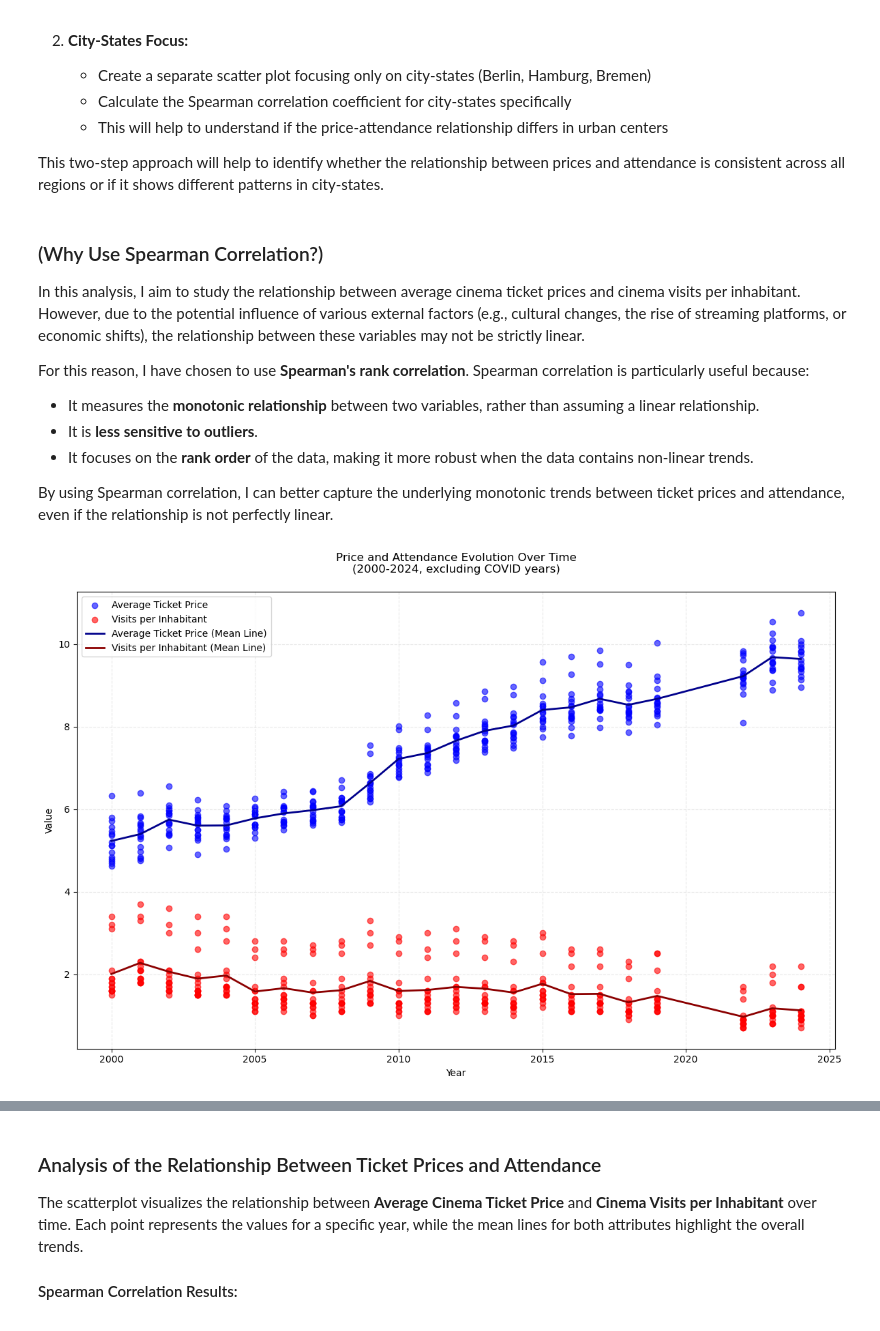
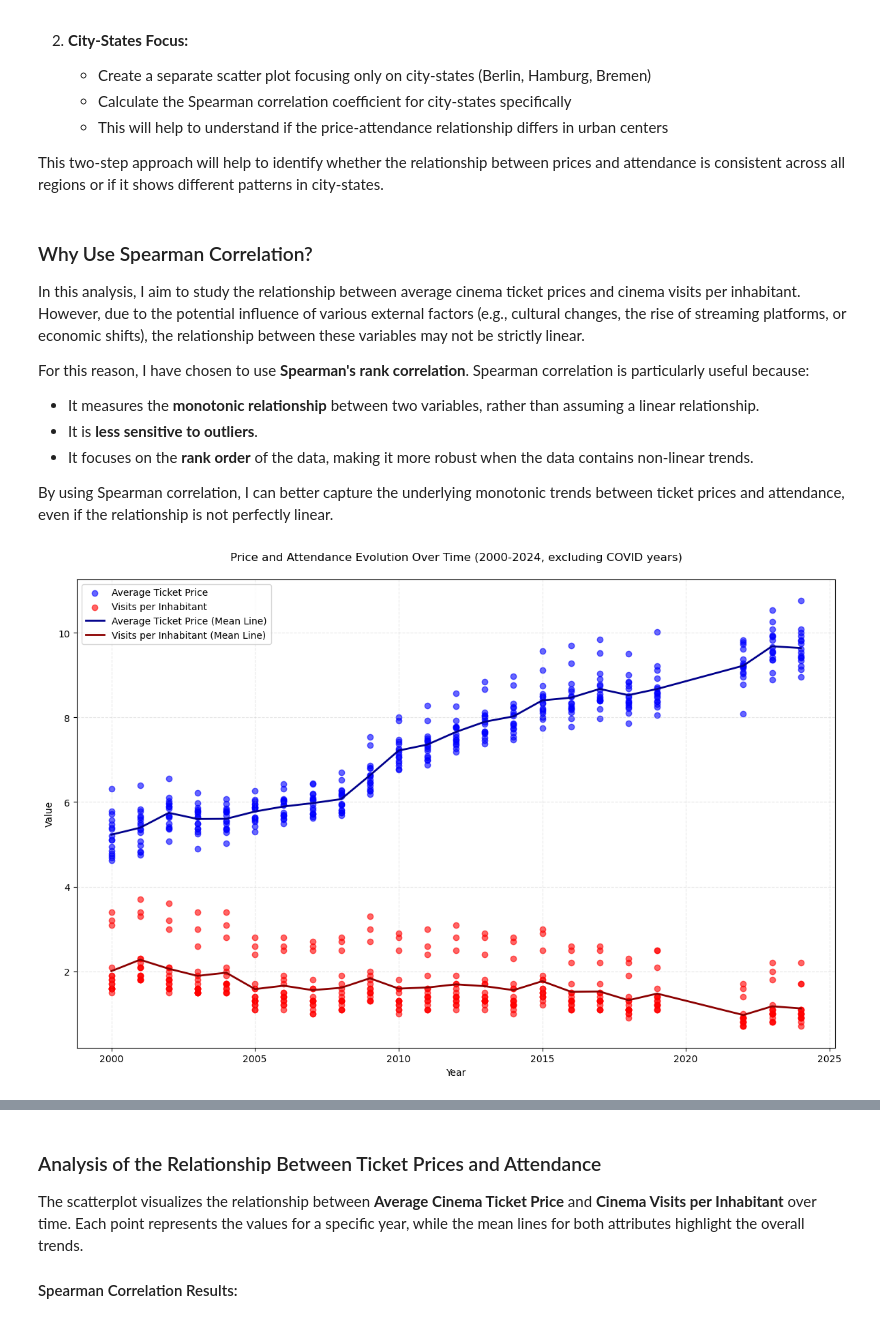
Before and after one commit to federico-bnt/German-cinema-exploratory-analysis-2025, a Jupyter notebook: bin/analysis_notebook.ipynb, the cells around one changed output, grey strips where cells are left out. Cells and saved outputs as stored; diff of their text form; code cells hidden in the pictures.

Commit message:
Project update: i've added more markdown cell 's descriptions. i've created more functions to optimize the code style in the notebook

```diff
--- a/bin/analysis_notebook.ipynb
+++ b/bin/analysis_notebook.ipynb
@@ -154,19 +172,6 @@ print("NaN values per column:")
 nan_values = df.isna().sum()
 print(nan_values)
 
-# Drop NaN values and create clean dataframe
-df_clean = df.dropna()
-
-print("------- After cleaning -------")
-print(f"Total rows: {len(df_clean)}")
-print(f"Rows removed: {len(df) - len(df_clean)}")
-
-# Update the original dataframe
-df = df_clean
-
-#2. # Convert Years column to integer type
-df['Years'] = df['Years'].astype(int)
-years = df['Years']
 print("Years data type after conversion:", df['Years'].dtype)
 # %% [output]
 NaN values per column:
@@ -571,7 +586,7 @@ To understand if there's a relationship between ticket prices and attendance, I'
 
 This two-step approach will help to identify whether the relationship between prices and attendance is consistent across all regions or if it shows different patterns in city-states.
 # %% [markdown]
-### (Why Use Spearman Correlation?)
+### Why Use Spearman Correlation?
 
 In this analysis, I aim to study the relationship between average cinema ticket prices and cinema visits per inhabitant. However, due to the potential influence of various external factors (e.g., cultural changes, the rise of streaming platforms, or economic shifts), the relationship between these variables may not be strictly linear.
 
@@ -582,59 +597,19 @@ For this reason, I have chosen to use **Spearman's rank correlation**. Spearman
 
 By using Spearman correlation, I can better capture the underlying monotonic trends between ticket prices and attendance, even if the relationship is not perfectly linear.
 # %%
-# Recall data
+################################################################################
+# 4.3: Analysing the ticket price and attendance correlation
+# over all regions
+# i use an imported function to plot the scatter plot with mean lines
+
+# For overall data
 non_covid_data = df[~df['Years'].isin([2020, 2021])]
-prices = non_covid_data['Average cinema ticket price']
-attendance = non_covid_data['Cinema visits per inhabitant']
 
-# Calculate mean values for each year
-mean_prices_per_year = non_covid_data.groupby('Years')['Average cinema ticket price'].mean()
-mean_attendance_per_year = non_covid_data.groupby('Years')['Cinema visits per inhabitant'].mean()
-
-# Plot the scatter plot with Spearman correlation
-plt.figure(figsize=(12, 8))
-
-# Plot price points
-plt.scatter(non_covid_data['Years'],
-           prices,
-           color='blue',
-           alpha=0.6,
-           label='Average Ticket Price')
-
-# Plot attendance points
-plt.scatter(non_covid_data['Years'],
-           attendance,
-           color='red',
-           alpha=0.6,
-           label='Visits per Inhabitant')
-
-# Plot mean lines
-plt.plot(mean_prices_per_year.index,
-         mean_prices_per_year.values,
-         color='#00008B',
-         linestyle='-',
-         linewidth=2,
-         label='Average Ticket Price (Mean Line)')
-
-plt.plot(mean_attendance_per_year.index,
-         mean_attendance_per_year.values,
-         color='#8B0000',
-         linestyle='-',
-         linewidth=2,
-         label='Visits per Inhabitant (Mean Line)')
-
-# Customize plot
-plt.title('Price and Attendance Evolution Over Time\n(2000-2024,' \
-' excluding COVID years)',
-         pad=20)
-plt.xlabel('Year')
-plt.ylabel('Value')
-plt.grid(True, linestyle='--', alpha=0.3)
-plt.legend(loc='upper left')
-
-plt.tight_layout()
-plt.show()
+plot_price_attendance_over_time(
+    non_covid_data,
+    title='Price and Attendance Evolution Over Time (2000-2024, excluding COVID years)'
+)
 # %% [output]
-[figure, old version]
+[figure, new version]
 # %%
 # Calculate Spearman correlation
```
Also changed, not shown: parts of 18 cells of this notebook, 5 other files.
